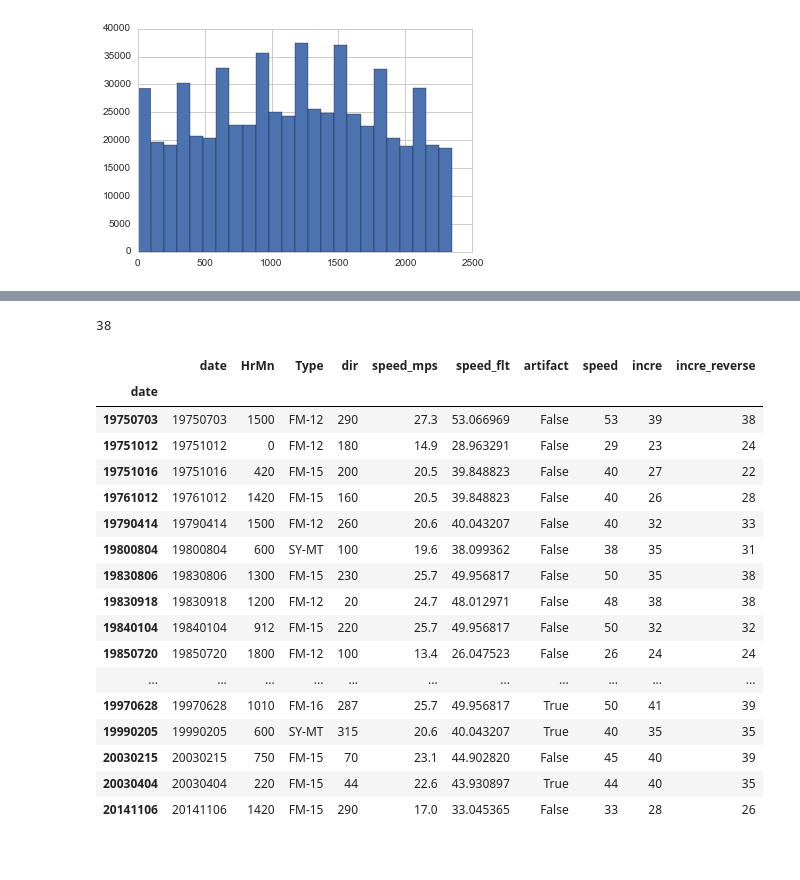
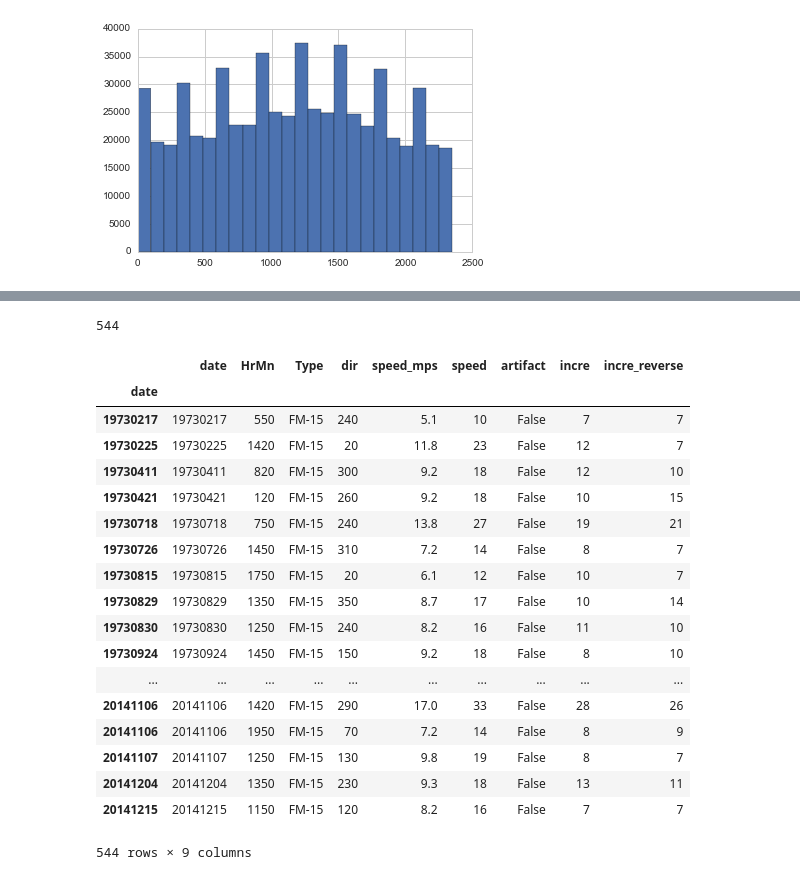
Before and after one commit to cqcn1991/Wind-Speed-Analysis, a Jupyter notebook: Rome Artifact Detection.ipynb, the cells around one changed output, grey strips where cells are left out. Cells and saved outputs as stored; diff of their text form; code cells hidden in the pictures.

```diff
--- a/Rome Artifact Detection.ipynb
+++ b/Rome Artifact Detection.ipynb
@@ -46,3 +47,6 @@ time['HrMn'].hist(bins = 24)
 # %% [output]
 <matplotlib.axes._subplots.AxesSubplot at 0x...>
 [figure]
+# %%
+df=df[df['Type']=='FM-15']
+# df=df[df['Type']=='FM-12']
@@ -91,9 +80,9 @@ dtype: int64
 # %%
-# From the distribution above,
-# we can know that the legit number are only 0 and 9, all others are too rare to be normal.
-df.ix[(df['speed_remain'] >= 2)&(df['speed_remain'] <= 7),'artifact']=True
-df.drop(['speed_remain'], 1,inplace=True)
-# and then converted the speed into integer
-df.rename(columns={'speed':'speed_flt'}, inplace=True)
-df['speed'] =  df['speed_flt'].apply(lambda x: int(round(x)))
-df[df['artifact']== True].head(20)
+# # From the distribution above,
+# # we can know that the legit number are only 0 and 9, all others are too rare to be normal.
+# df.ix[(df['speed_remain'] >= 2)&(df['speed_remain'] <= 7),'artifact']=True
+# df.drop(['speed_remain'], 1,inplace=True)
+# # and then converted the speed into integer
+# df.rename(columns={'speed':'speed_flt'}, inplace=True)
+# df['speed'] =  df['speed_flt'].apply(lambda x: int(round(x)))
+# df[df['artifact']== True].head(20)
@@ -119,9 +89,14 @@ df[df['artifact']== True].head(20)
+# %%
+df['speed'] =  df['speed_mps'].apply(lambda x: int(round(x*1.943845)))
 # %%
+# pd.set_option('display.max_rows', 100)
+
 df['incre'] = df.speed.diff(1)
-df['incre'].fillna(0)
+df['incre'] = df['incre'].fillna(0)
 df['incre_reverse'] = df.speed.diff(-1)
-df['incre_reverse'].fillna(0)
+df['incre_reverse'] = df['incre_reverse'].fillna(0)
 bins=np.arange(-15, 15 + 1, 1)
 df['incre'].hist(bins=bins)
-df.sort('speed',ascending=False).head(30)
+# df.sort('speed',ascending=False).head(30)
+# print df['incre'].value_counts()
 # %% [output]
@@ -147,27 +108,28 @@ df.sort('speed',ascending=False).head(30)
 # %%
 # 3. Artifact detection: sudden increase
 # detect udden increase from nearby data, consider singular increase
-artifact = df[((df['incre'] > 20)&(df['incre_reverse'] > 20))]
-df.ix[((df['incre'] > 20)&(df['incre_reverse'] > 20)),'artifact']=True
+artifact = df[((df['incre'] >= 7)&(df['incre_reverse'] >= 7))]
+df.ix[((df['incre'] >= 7)&(df['incre_reverse'] >= 7)),'artifact']=True
 print len(artifact)
 artifact
 # %% [output]
-38
+544
-|  | date | HrMn | Type | dir | speed_mps | speed_flt | artifact | speed | incre | incre_reverse |
-| date |  |  |  |  |  |  |  |  |  |  |
-| 19750703 | 19750703 | 1500 | FM-12 | 290 | 27.3 | 53.066969 | False | 53 | 39 | 38 |
-| 19751012 | 19751012 | 0 | FM-12 | 180 | 14.9 | 28.963291 | False | 29 | 23 | 24 |
-| 19751016 | 19751016 | 420 | FM-15 | 200 | 20.5 | 39.848823 | False | 40 | 27 | 22 |
-| 19761012 | 19761012 | 1420 | FM-15 | 160 | 20.5 | 39.848823 | False | 40 | 26 | 28 |
-| 19790414 | 19790414 | 1500 | FM-12 | 260 | 20.6 | 40.043207 | False | 40 | 32 | 33 |
-| 19800804 | 19800804 | 600 | SY-MT | 100 | 19.6 | 38.099362 | False | 38 | 35 | 31 |
-| 19830806 | 19830806 | 1300 | FM-15 | 230 | 25.7 | 49.956817 | False | 50 | 35 | 38 |
-| 19830918 | 19830918 | 1200 | FM-12 | 20 | 24.7 | 48.012971 | False | 48 | 38 | 38 |
-| 19840104 | 19840104 | 912 | FM-15 | 220 | 25.7 | 49.956817 | False | 50 | 32 | 32 |
-| 19850720 | 19850720 | 1800 | FM-12 | 100 | 13.4 | 26.047523 | False | 26 | 24 | 24 |
-| ... | ... | ... | ... | ... | ... | ... | ... | ... | ... | ... |
-| 19970628 | 19970628 | 1010 | FM-16 | 287 | 25.7 | 49.956817 | True | 50 | 41 | 39 |
-| 19990205 | 19990205 | 600 | SY-MT | 315 | 20.6 | 40.043207 | True | 40 | 35 | 35 |
-| 20030215 | 20030215 | 750 | FM-15 | 70 | 23.1 | 44.902820 | False | 45 | 40 | 39 |
-| 20030404 | 20030404 | 220 | FM-15 | 44 | 22.6 | 43.930897 | True | 44 | 40 | 35 |
-| 20141106 | 20141106 | 1420 | FM-15 | 290 | 17.0 | 33.045365 | False | 33 | 28 | 26 |
+|  | date | HrMn | Type | dir | speed_mps | speed | artifact | incre | incre_reverse |
+| date |  |  |  |  |  |  |  |  |  |
+| 19730217 | 19730217 | 550 | FM-15 | 240 | 5.1 | 10 | False | 7 | 7 |
+| 19730225 | 19730225 | 1420 | FM-15 | 20 | 11.8 | 23 | False | 12 | 7 |
+| 19730411 | 19730411 | 820 | FM-15 | 300 | 9.2 | 18 | False | 12 | 10 |
+| 19730421 | 19730421 | 120 | FM-15 | 260 | 9.2 | 18 | False | 10 | 15 |
+| 19730718 | 19730718 | 750 | FM-15 | 240 | 13.8 | 27 | False | 19 | 21 |
+| 19730726 | 19730726 | 1450 | FM-15 | 310 | 7.2 | 14 | False | 8 | 7 |
+| 19730815 | 19730815 | 1750 | FM-15 | 20 | 6.1 | 12 | False | 10 | 7 |
+| 19730829 | 19730829 | 1350 | FM-15 | 350 | 8.7 | 17 | False | 10 | 14 |
+| 19730830 | 19730830 | 1250 | FM-15 | 240 | 8.2 | 16 | False | 11 | 10 |
+| 19730924 | 19730924 | 1450 | FM-15 | 150 | 9.2 | 18 | False | 8 | 10 |
+| ... | ... | ... | ... | ... | ... | ... | ... | ... | ... |
+| 20141106 | 20141106 | 1420 | FM-15 | 290 | 17.0 | 33 | False | 28 | 26 |
+| 20141106 | 20141106 | 1950 | FM-15 | 70 | 7.2 | 14 | False | 8 | 9 |
+| 20141107 | 20141107 | 1250 | FM-15 | 130 | 9.8 | 19 | False | 8 | 7 |
+| 20141204 | 20141204 | 1350 | FM-15 | 230 | 9.3 | 18 | False | 13 | 11 |
+| 20141215 | 20141215 | 1150 | FM-15 | 120 | 8.2 | 16 | False | 7 | 7 |
+544 rows × 9 columns
```
Also changed, not shown: parts of 13 cells of this notebook, 4 other files.
